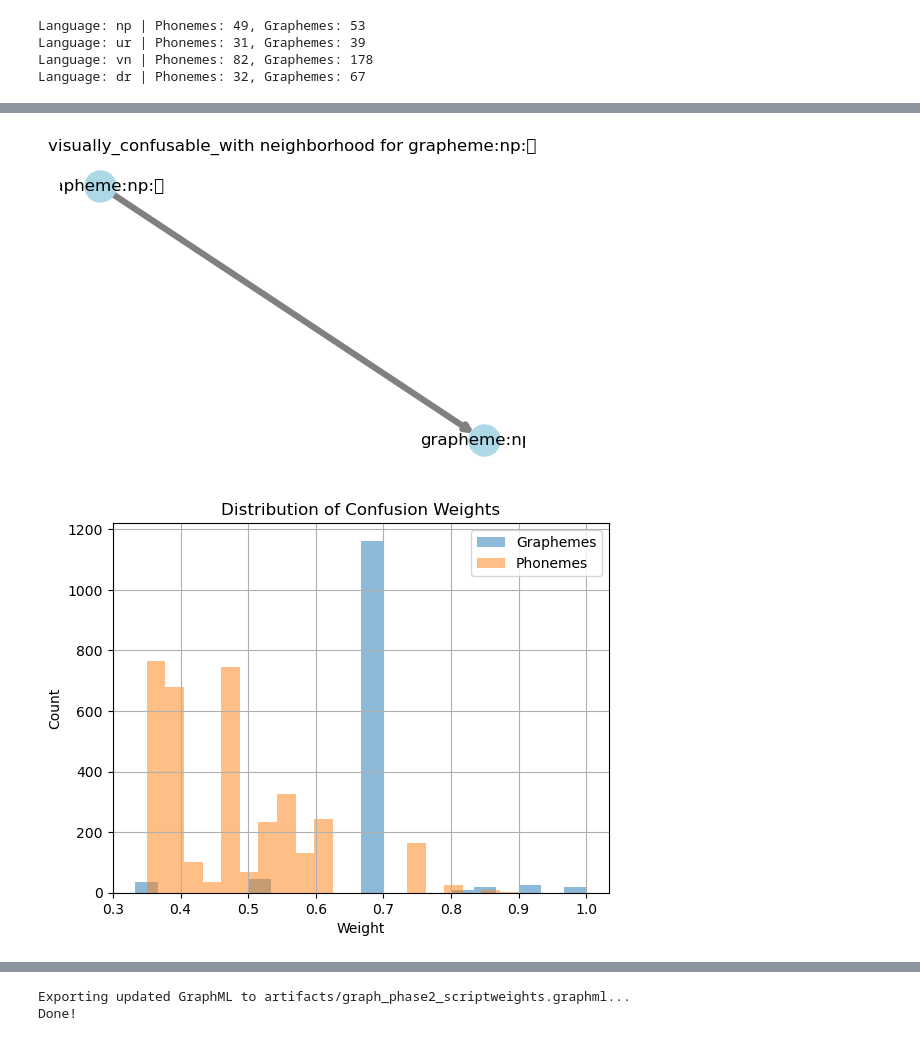
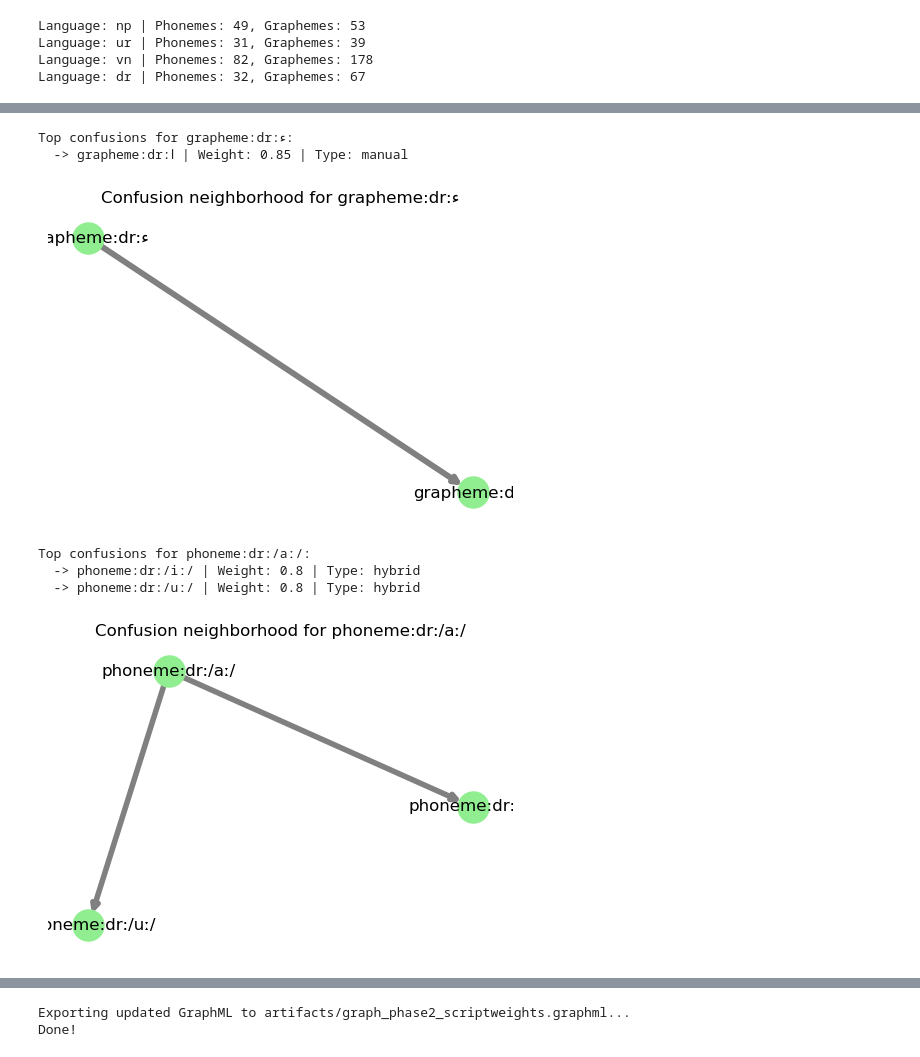
Before and after one commit to Gr8Sushant/multilingual-knowledge-graph-engine, a Jupyter notebook: Matching_Game/Phase_2_Script_Weights.ipynb, the cells around one changed output, grey strips where cells are left out. Saved outputs shown, nothing was run; the diff lists cells and outputs as text; code cells hidden in the pictures.

Commit message:
feat: Phase 2 and Phase 3 graph implementation, UI game, and script confusion updates

```diff
--- a/Matching_Game/Phase_2_Script_Weights.ipynb
+++ b/Matching_Game/Phase_2_Script_Weights.ipynb
@@ -46,3 +27,17 @@ SEED_DIR = 'data/seeds'
+# %%
+'''
+It takes two strings (a and b).
+
+It computes a normalized similarity ratio (between 0.0 and 1.0) based on the longest common subsequences. Its best to use
+difflib.SequenceMatcher (Gestalt pattern matching) for phonetics (IPA)
+
+We use this to compare spelling visual layout similarity for graphemes and phonetic transcription similarities for IPA symbols without having to install external libraries like Levenshtein or textdistance.
+'''
+
+def string_similarity(a, b):
+    if not a or not b: return 0.0
+    matcher = difflib.SequenceMatcher(None, a, b)
+    return matcher.ratio()
 # %%
 print("Loading GraphML...")
 G = nx.read_graphml(GRAPH_PATH)
@@ -307,42 +314,66 @@ Top confusions for phoneme:np:/kʌ/:
 # %%
-def plot_confusion_neighborhood(G, node_id, relation, top_n=8):
+def show_top_confusions(G, node_id, top_n=10):
+    if node_id not in G:
+        print(f"Node {node_id} not found.")
+        return
+
+    print(f"\nTop confusions for {node_id}:")
+    edges = [(v, d) for u, v, d in G.out_edges(node_id, data=True) if d.get('relation') in ['phonemeconfusablewith', 'graphemeconfusablewith']]
+    edges = sorted(edges, key=lambda x: x[1].get('weight', 0), reverse=True)
+
+    for v, d in edges[:top_n]:
+        print(f"  -> {v} | Weight: {d.get('weight')} | Type: {d.get('source_type')}")
+
+def plot_confusion_neighborhood(G, node_id):
     if node_id not in G: return
 
-    edges = [(u, v, d) for u, v, d in G.out_edges(node_id, data=True) if d.get('relation') == relation]
-    edges = sorted(edges, key=lambda x: x[2].get('weight', 0), reverse=True)[:top_n]
+    edges = [(u, v, d) for u, v, d in G.out_edges(node_id, data=True) if d.get('relation') in ['phonemeconfusablewith', 'graphemeconfusablewith']]
 
     if not edges:
-        print(f"No edges found for {node_id} with relation {relation}")
         return
 
     subgraph_nodes = set([node_id] + [v for u, v, d in edges])
     H = G.subgraph(subgraph_nodes)
 
     plt.figure(figsize=(6, 4))
     pos = nx.spring_layout(H, seed=42)
 
-    nx.draw_networkx_nodes(H, pos, node_color='lightblue', node_size=500)
+    nx.draw_networkx_nodes(H, pos, node_color='lightgreen', node_size=500)
     nx.draw_networkx_labels(H, pos)
 
-    # Draw edges
     weights = [d.get('weight', 0.5) * 5 for u, v, d in edges]
     nx.draw_networkx_edges(H, pos, edgelist=[(u,v) for u,v,d in edges], width=weights, edge_color='gray')
 
-    plt.title(f"{relation} neighborhood for {node_id}")
+    plt.title(f"Confusion neighborhood for {node_id}")
     plt.axis('off')
     plt.show()
 
-plot_confusion_neighborhood(G, 'grapheme:np:भ', 'visually_confusable_with')
+# Examples
+sample_grapheme = df_grapheme['source'].iloc[0] if not df_grapheme.empty else None
+if sample_grapheme:
+    show_top_confusions(G, sample_grapheme)
+    plot_confusion_neighborhood(G, sample_grapheme)
 
-# Histogram
-df_grapheme_final['weight'].hist(alpha=0.5, label='Graphemes', bins=20)
-if not df_phoneme_final.empty:
-    df_phoneme_final['weight'].hist(alpha=0.5, label='Phonemes', bins=20)
+sample_phoneme = df_phoneme['source'].iloc[0] if not df_phoneme.empty else None
+if sample_phoneme:
+    show_top_confusions(G, sample_phoneme)
+    plot_confusion_neighborhood(G, sample_phoneme)
+
+# Weight Distributions
+if not df_grapheme.empty:
+    df_grapheme['weight'].hist(alpha=0.5, label='Graphemes', bins=20)
+if not df_phoneme.empty:
+    df_phoneme['weight'].hist(alpha=0.5, label='Phonemes', bins=20)
 plt.title('Distribution of Confusion Weights')
 plt.xlabel('Weight')
 plt.ylabel('Count')
 plt.legend()
 plt.show()
 # %% [output]
+Top confusions for grapheme:dr:ء:
+  -> grapheme:dr:ا | Weight: 0.85 | Type: manual
-[figure, old version]
+[figure, new version]
+Top confusions for phoneme:dr:/aː/:
+  -> phoneme:dr:/iː/ | Weight: 0.8 | Type: hybrid
+  -> phoneme:dr:/uː/ | Weight: 0.8 | Type: hybrid
-[figure, old version]
+[figure, new version]
```
Also changed, not shown: parts of 16 cells of this notebook, 21 other files.
